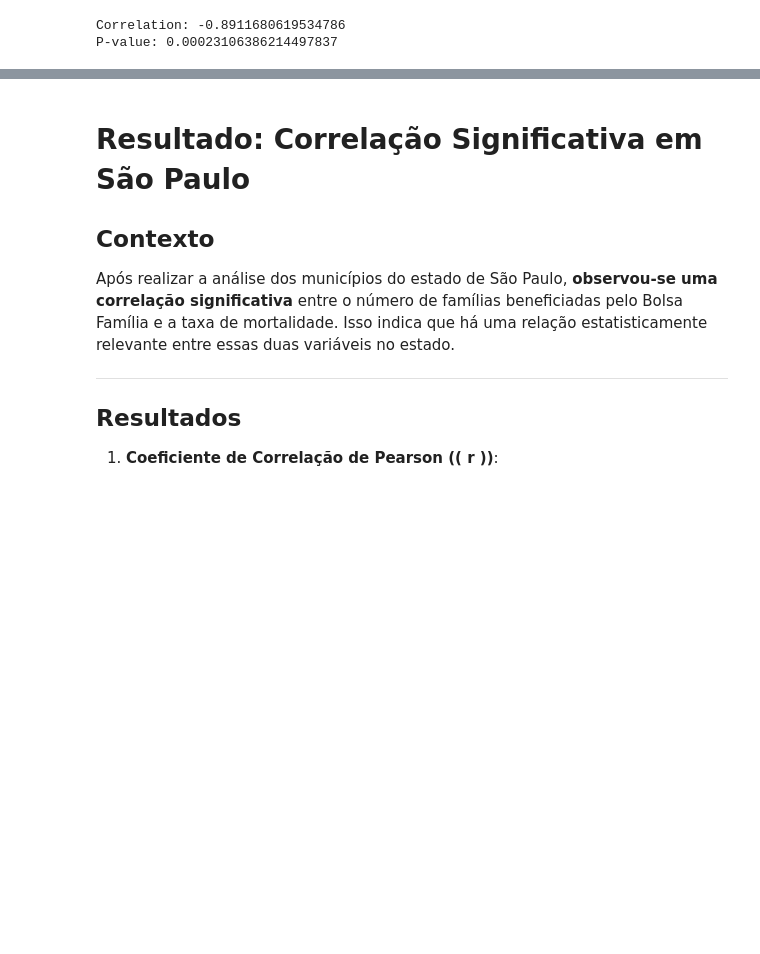
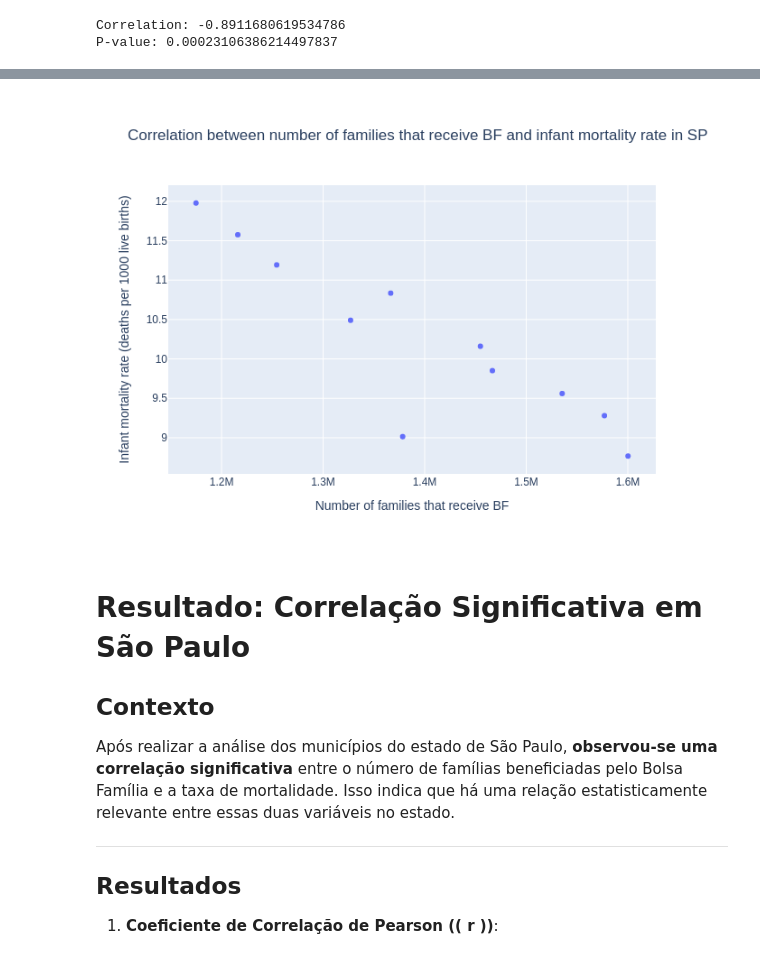
Before and after one commit to brunasaturnino/Projeto-ICD, a Jupyter notebook: notebooks/Hypotesis_Tests_and_IC.ipynb, the cells around one changed output, grey strips where cells are left out. Saved outputs shown, nothing was run; the diff lists cells and outputs as text; code cells hidden in the pictures; blank space fills up the shorter version.

```diff
--- a/notebooks/Hypotesis_Tests_and_IC.ipynb
+++ b/notebooks/Hypotesis_Tests_and_IC.ipynb
@@ -124,10 +127,11 @@ print(f'P-value: {p_value}')
 Correlation: -0.8911680619534786
 P-value: 0.00023106386214497837
 # %%
-px.scatter(df_sp,
+fig = px.scatter(df_sp,
            x='num_familias_bf',
            y='tx_mort_inf_ibge',
            title='Correlation between number of families that receive BF and infant mortality rate in SP',
            labels={'num_familias_bf': 'Number of families that receive BF',
                    'tx_mort_inf_ibge': 'Infant mortality rate (deaths per 1000 live births)'})
+fig.show()
 # %% [output]
@@ -135,3 +138,4 @@ px.scatter(df_sp,
+[figure, added]
 # %% [markdown]
 # Resultado: Correlação Significativa em São Paulo
 
```
Also changed, not shown: parts of 6 cells of this notebook.
